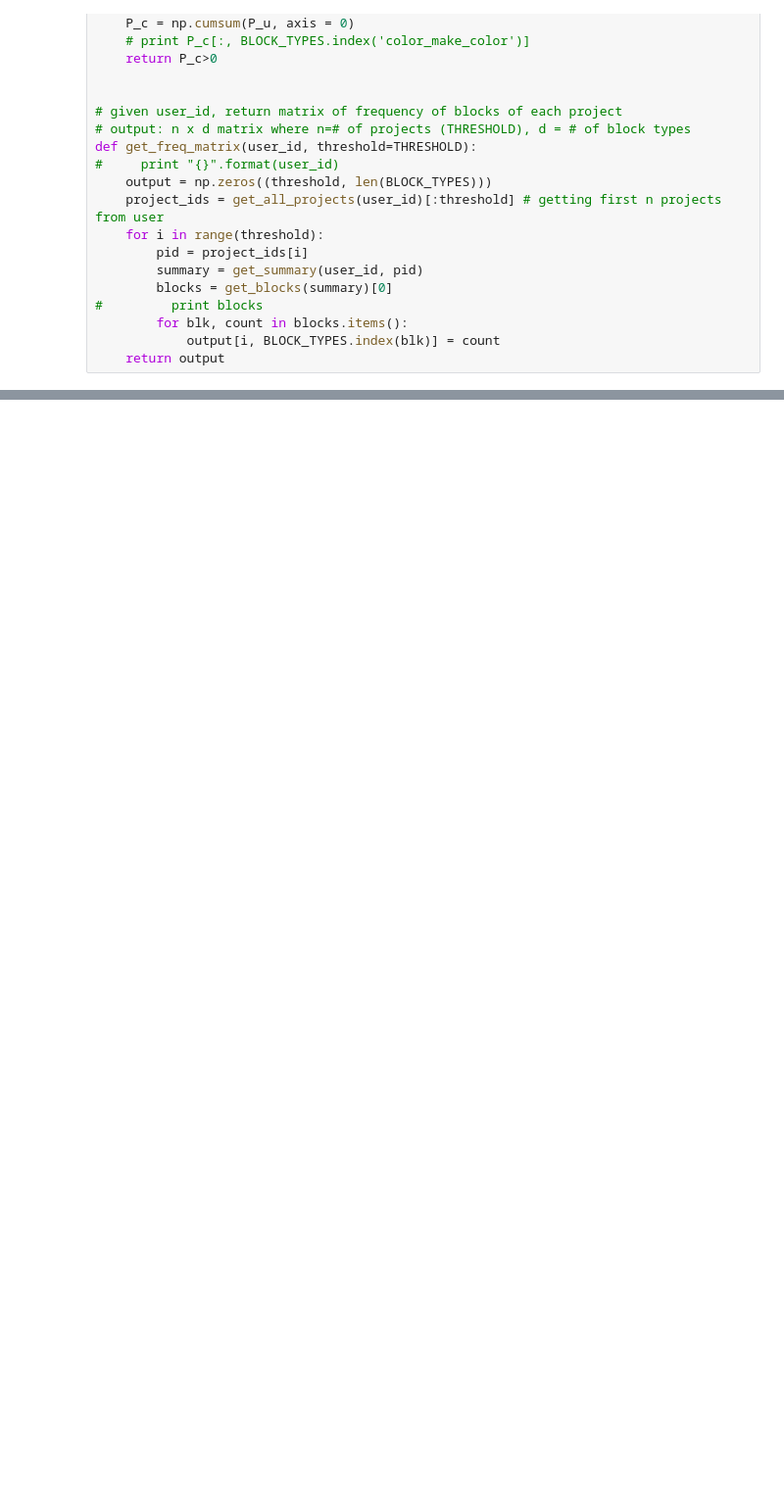
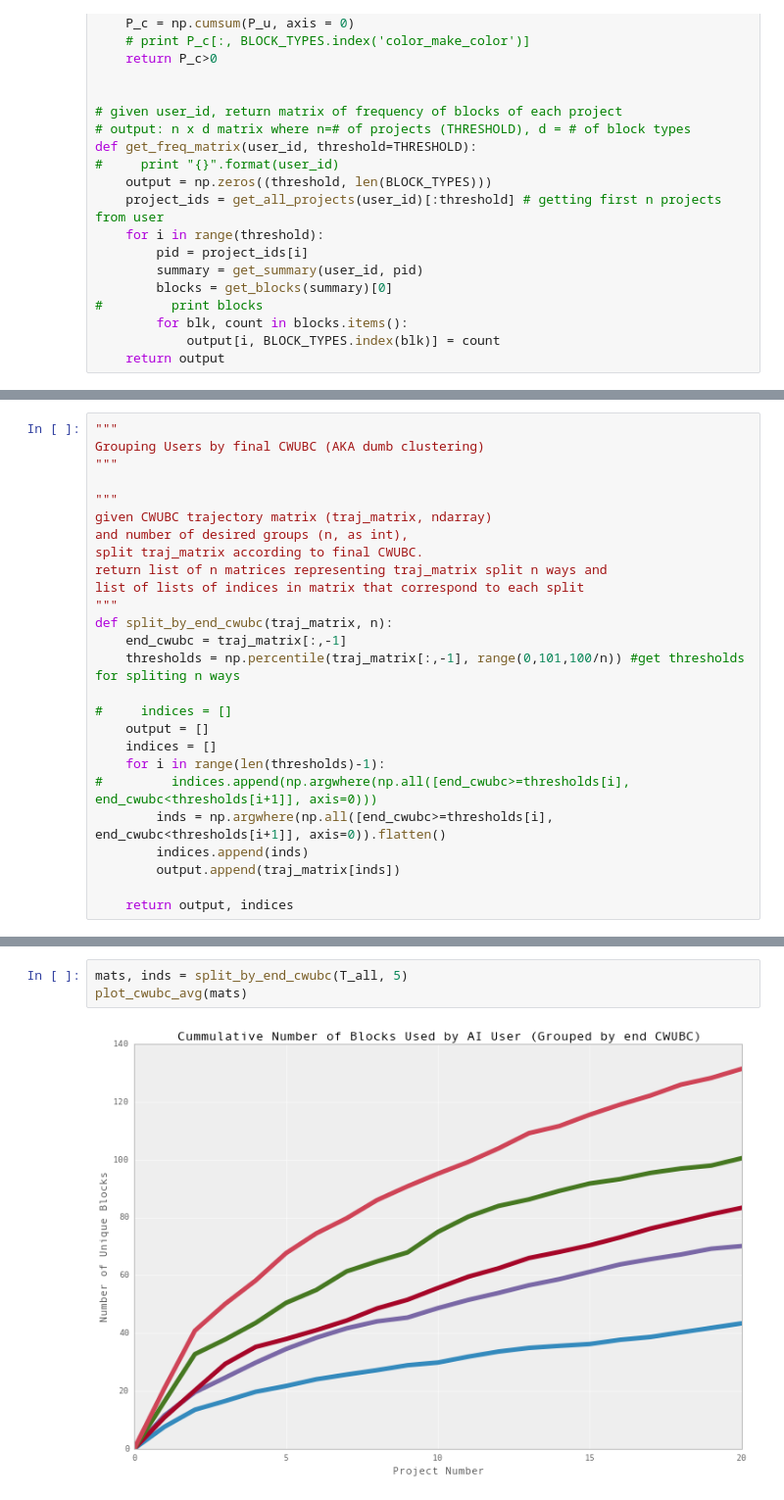
Before and after one commit to bxie/ai2_user_trajectory, a Jupyter notebook: analysis.ipynb, the cells around one changed output, grey strips where cells are left out. Shown: that part at 98% size. Drawn from its saved outputs; the diff is of its cells as text; blank space fills up the shorter version.

```diff
--- a/analysis.ipynb
+++ b/analysis.ipynb
@@ -449,0 +475,26 @@ plt.plot(popps_avg)
+# %%
+"""
+Grouping Users by final CWUBC (AKA dumb clustering)
+"""
+
+"""
+given CWUBC trajectory matrix (traj_matrix, ndarray)
+and number of desired groups (n, as int),
+split traj_matrix according to final CWUBC.
+return list of n matrices representing traj_matrix split n ways and
+list of lists of indices in matrix that correspond to each split
+"""
+def split_by_end_cwubc(traj_matrix, n):
+    end_cwubc = traj_matrix[:,-1]
+    thresholds = np.percentile(traj_matrix[:,-1], range(0,101,100/n)) #get thresholds for spliting n ways
+
+#     indices = []
+    output = []
+    indices = []
+    for i in range(len(thresholds)-1):
+#         indices.append(np.argwhere(np.all([end_cwubc>=thresholds[i], end_cwubc<thresholds[i+1]], axis=0)))
+        inds = np.argwhere(np.all([end_cwubc>=thresholds[i], end_cwubc<thresholds[i+1]], axis=0)).flatten()
+        indices.append(inds)
+        output.append(traj_matrix[inds])
+
+    return output, indices
@@ -449,0 +558,5 @@ plt.plot(popps_avg)
+# %%
+mats, inds = split_by_end_cwubc(T_all, 5)
+plot_cwubc_avg(mats)
+# %% [output]
+[figure, added]
```
Also changed, not shown: parts of 19 cells of this notebook.
